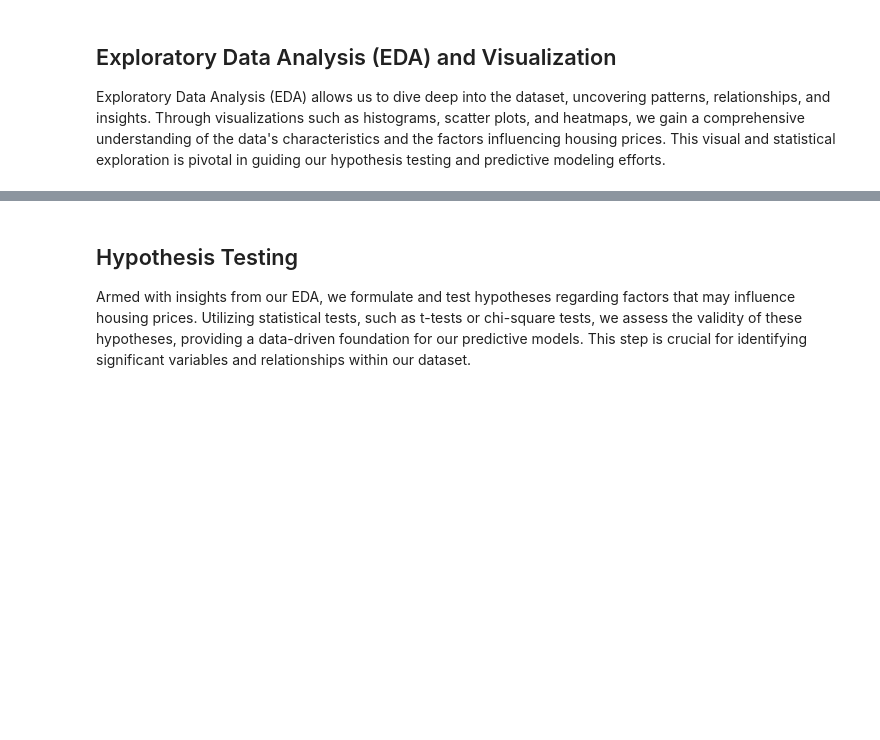
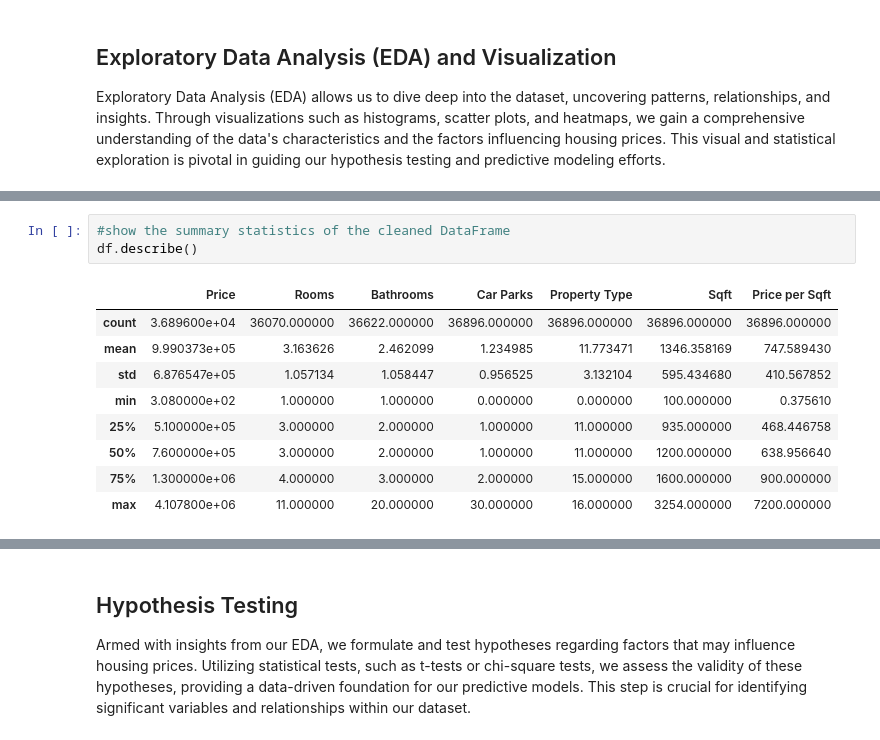
Before and after one commit to Zeqhx/Machine-Learning-Project, a Jupyter notebook: wif3009project/main.ipynb, the cells around one changed output, grey strips where cells are left out. Cells and saved outputs as stored; diff of their text form; blank space fills up the shorter version.

```diff
--- a/wif3009project/main.ipynb
+++ b/wif3009project/main.ipynb
@@ -315,0 +340,13 @@ Exploratory Data Analysis (EDA) allows us to dive deep into the dataset, uncover
+# %%
+#show the summary statistics of the cleaned DataFrame
+df.describe()
+# %% [output]
+|  | Price | Rooms | Bathrooms | Car Parks | Property Type | Sqft | Price per Sqft |
+| count | 3.689600e+04 | 36070.000000 | 36622.000000 | 36896.000000 | 36896.000000 | 36896.000000 | 36896.000000 |
+| mean | 9.990373e+05 | 3.163626 | 2.462099 | 1.234985 | 11.773471 | 1346.358169 | 747.589430 |
+| std | 6.876547e+05 | 1.057134 | 1.058447 | 0.956525 | 3.132104 | 595.434680 | 410.567852 |
+| min | 3.080000e+02 | 1.000000 | 1.000000 | 0.000000 | 0.000000 | 100.000000 | 0.375610 |
+| 25% | 5.100000e+05 | 3.000000 | 2.000000 | 1.000000 | 11.000000 | 935.000000 | 468.446758 |
+| 50% | 7.600000e+05 | 3.000000 | 2.000000 | 1.000000 | 11.000000 | 1200.000000 | 638.956640 |
+| 75% | 1.300000e+06 | 4.000000 | 3.000000 | 2.000000 | 15.000000 | 1600.000000 | 900.000000 |
+| max | 4.107800e+06 | 11.000000 | 20.000000 | 30.000000 | 16.000000 | 3254.000000 | 7200.000000 |
```
Also changed, not shown: parts of 6 cells of this notebook.
